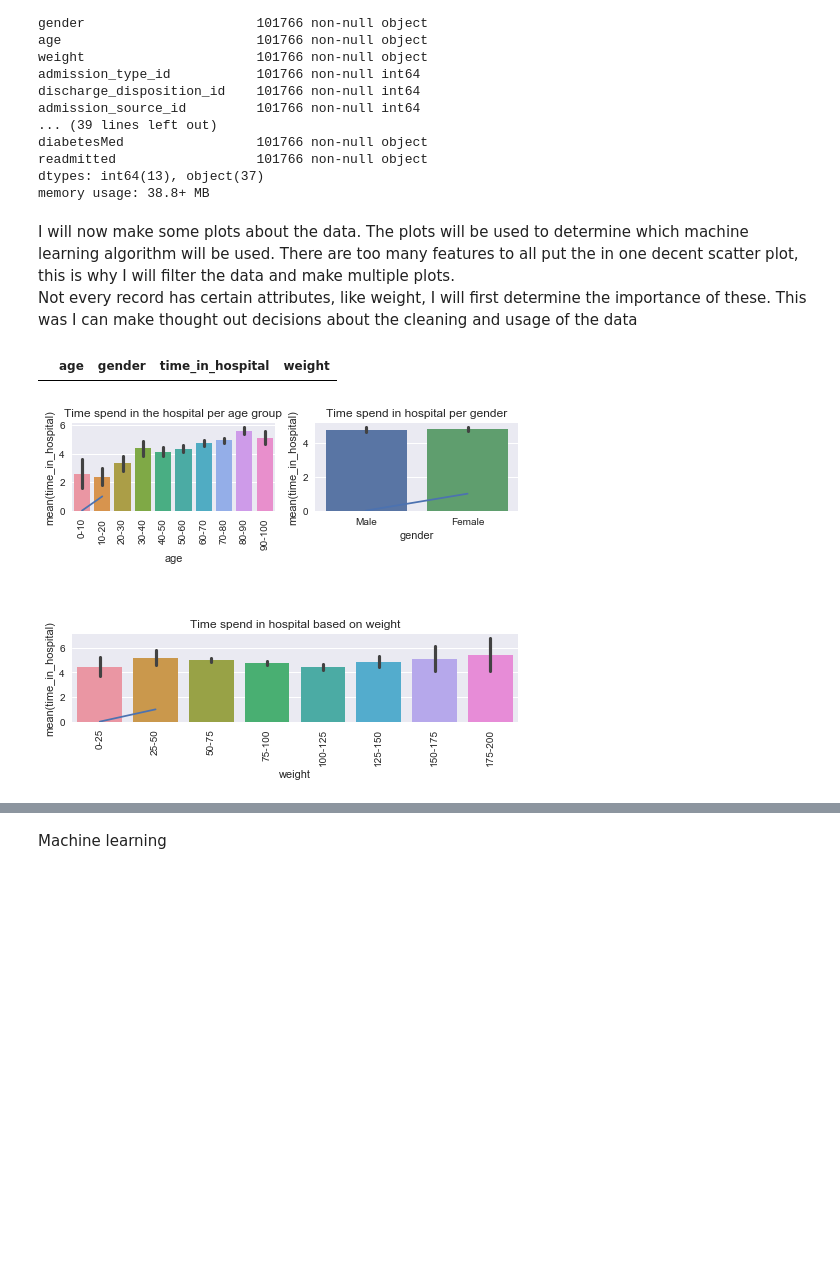
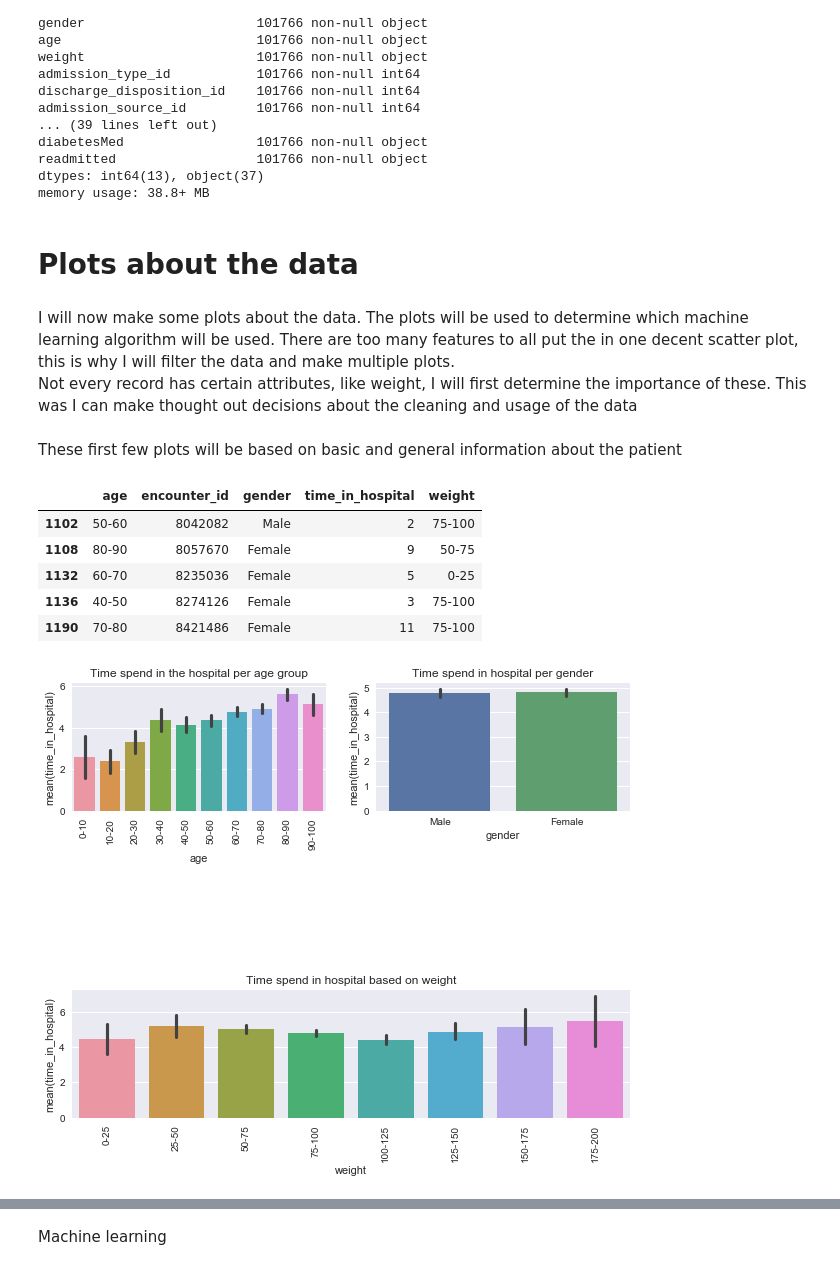
Before and after one commit to ubaer/ADS-ML, a Jupyter notebook: Miniproject/ML_Miniproject_Kevin_Jetten.ipynb, the cells around one changed output, grey strips where cells are left out. Drawn from its saved outputs; the diff is of its cells as text; code cells hidden in the pictures; blank space fills up the shorter version.

Commit message:
Added a lot more plots creating much more insight in the dataset

```diff
--- a/Miniproject/ML_Miniproject_Kevin_Jetten.ipynb
+++ b/Miniproject/ML_Miniproject_Kevin_Jetten.ipynb
@@ -27,74 +27,76 @@ diabetesMed                 101766 non-null object
 readmitted                  101766 non-null object
 dtypes: int64(13), object(37)
 memory usage: 38.8+ MB
+# %% [markdown]
+# Plots about the data
 # %% [markdown]
 I will now make some plots about the data. The plots will be used to determine which machine learning algorithm will be used. There are too many features to all put the in one decent scatter plot, this is why I will filter the data and make multiple plots.
 Not every record has certain attributes, like weight, I will first determine the importance of these. This was I can make thought out decisions about the cleaning and usage of the data
+# %% [markdown]
+These first few plots will be based on basic and general information about the patient
 # %%
-common_info_frame = pd.DataFrame({'age': data['age'], 'gender': data['gender'], 'weight': data['weight'],
+common_info_frame = pd.DataFrame({'encounter_id': data['encounter_id'],'age': data['age'], 'gender': data['gender'], 'weight': data['weight'],
                                   'time_in_hospital': data['time_in_hospital']})
 # I also remove the '20' records, there are only three and I expect they should be 200+ but I cant be certain.
 common_info_frame = common_info_frame[~common_info_frame.weight.isin(["?", "20"])]
+common_info_frame = common_info_frame[common_info_frame.gender.isin(["Male", "Female"])]
 
 common_info_frame['age'] = common_info_frame['age'].apply(lambda x: x[1:-1])
 common_info_frame['weight'] = common_info_frame['weight'].apply(lambda x: x[1:-1])
-common_info_frame.head(0)
+common_info_frame.head(5)
 # %% [output]
-|  | age | gender | time_in_hospital | weight |
+|  | age | encounter_id | gender | time_in_hospital | weight |
+| 1102 | 50-60 | 8042082 | Male | 2 | 75-100 |
+| 1108 | 80-90 | 8057670 | Female | 9 | 50-75 |
+| 1132 | 60-70 | 8235036 | Female | 5 | 0-25 |
+| 1136 | 40-50 | 8274126 | Female | 3 | 75-100 |
+| 1190 | 70-80 | 8421486 | Female | 11 | 75-100 |
 # %%
 import seaborn as sns
 import matplotlib.pylab as pl
 import matplotlib.gridspec as gridspec
 import matplotlib.pyplot as plt
+import matplotlib
 
-'''''
-ax1= plt.subplot(3,2,1)
-ax2= plt.subplot(3,2,2)
-ax3= plt.subplot(3,2,3)
-'''''
-# Create 2x2 sub plots
+matplotlib.rcParams['figure.figsize'] = 10,8
+
+# Create 3x2 sub plots
 gs = gridspec.GridSpec(3, 2)
-
 pl.figure()
 ax1 = pl.subplot(gs[0, 0])  # row 0, col 0
-pl.plot([0, 1])
-
 ax2 = pl.subplot(gs[0, 1])  # row 0, col 1
-pl.plot([0, 1])
-
 ax3 = pl.subplot(gs[2, :])  # row 1, span all columns
-pl.plot([0, 1])
 
 # First plot (from left to right) is about the average time spend in the hospital grouped by their age group.
 sns.barplot('age',  # Horizontal axis
             'time_in_hospital',  # Vertical axis
             data=common_info_frame,  # Data source
             ax=ax1,
             order=["0-10", "10-20", "20-30", "30-40", "40-50", "50-60", "60-70", "70-80", "80-90", "90-100"]
             )
 ax1.set_title('Time spend in the hospital per age group')
 for label in ax1.get_xticklabels():
     label.set_rotation(90)
 
 # The second plot is about the average time spend in the hospital grouped by gender.
 sns.barplot('gender',  # Horizontal axis
             'time_in_hospital',  # Vertical axis
             data=common_info_frame,  # Data source
             ax=ax2,
             )
 ax2.set_title('Time spend in hospital per gender')
 
 # The third plot is about the average time spend in the hospital grouped by how much the patient weighs.
 sns.barplot('weight',  # Horizontal axis
             'time_in_hospital',  # Vertical axis
             data=common_info_frame,  # Data source
             ax=ax3,
             order=["0-25", "25-50", "50-75", "75-100", "100-125", "125-150", "150-175", "175-200"]
             )
 ax3.set_title('Time spend in hospital based on weight')
 for label in ax3.get_xticklabels():
     label.set_rotation(90)
 
 plt.show()
 # %% [output]
-[figure, old version]
+[figure, new version]
```
Also changed, not shown: parts of 6 cells of this notebook.
